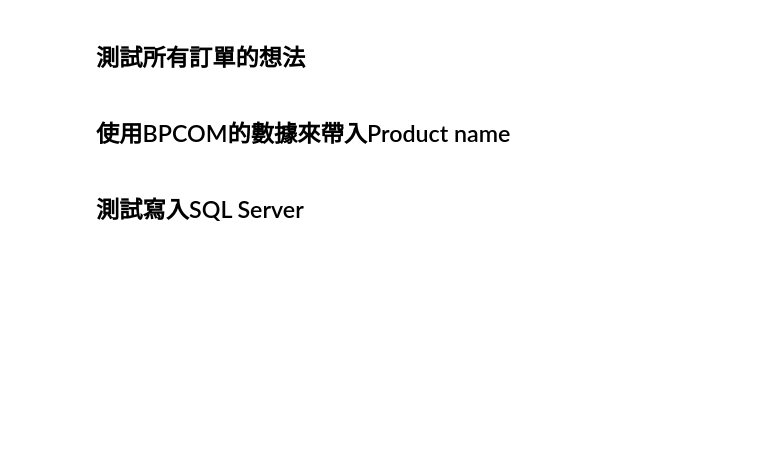
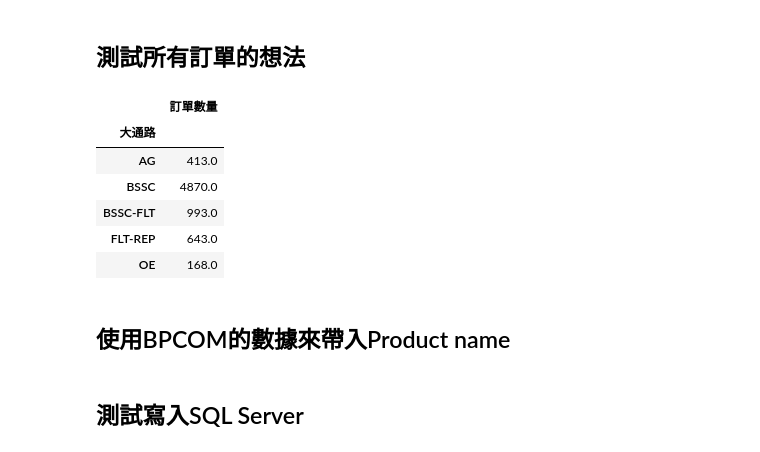
Before and after one commit to jimmyhsu1010/bridgestone_work_related, a Jupyter notebook: sales_related/sales_data_combine.ipynb, the cells around one changed output. Saved outputs shown, nothing was run; the diff lists cells and outputs as text; code cells hidden in the pictures; blank space fills up the shorter version.

```diff
--- a/sales_related/sales_data_combine.ipynb
+++ b/sales_related/sales_data_combine.ipynb
@@ -230,3 +235,17 @@ df.to_pickle(r"D:\kc.hsu\OneDrive - Bridgestone\數據\銷售數據\sql_sever_da
 df = pd.read_pickle(r"D:\kc.hsu\OneDrive - Bridgestone\數據\銷售數據\sql_sever_data_from_2019ytd.pkl")
 # %% [markdown]
 ## 測試所有訂單的想法
+# %%
+server = "10.226.0.53"
+database = "master"
+username = "BIUser"
+password = "test"
+
+cnxn = pyodbc.connect(driver='SQL Server',server=server,database=database ,uid=username,password=password)
+script = "select * from [10.212.27.198].FC0.dbo.V_BI_ORDER where convert(varchar(7), 訂單建立日, 120) = '2023-02'"
+# %%
+df = pd.read_sql(script, cnxn)
+# %%
+df["大通路"] = df["彙總客戶"].map(cuscode_type)
+# %%
+df = df[(df["訂單類型"].isin(["ZSO1", "ZKE", "ZOR1"])) & (df["大通路"].notna()) & (df["大通路"] == "BSSC") & (df["物料說明"].str.contains("315/80R225")) & (df["花紋別"].str.contains("R150|M729"))]
@@ -233,3 +254,13 @@ df = pd.read_pickle(r"D:\kc.hsu\OneDrive - Bridgestone\數據\銷售數據\sql_s
+# %%
+df.groupby(["大通路"])[["訂單數量"]].sum()
+# %% [output]
+|  | 訂單數量 |
+| 大通路 |  |
+| AG | 413.0 |
+| BSSC | 4870.0 |
+| BSSC-FLT | 993.0 |
+| FLT-REP | 643.0 |
+| OE | 168.0 |
 # %%
 logo = Image.open(r"D:\kc.hsu\My Documents\My Pictures\BS方形logo.png")
 # %%
```
Also changed, not shown: parts of 21 cells of this notebook, 10 other files.
